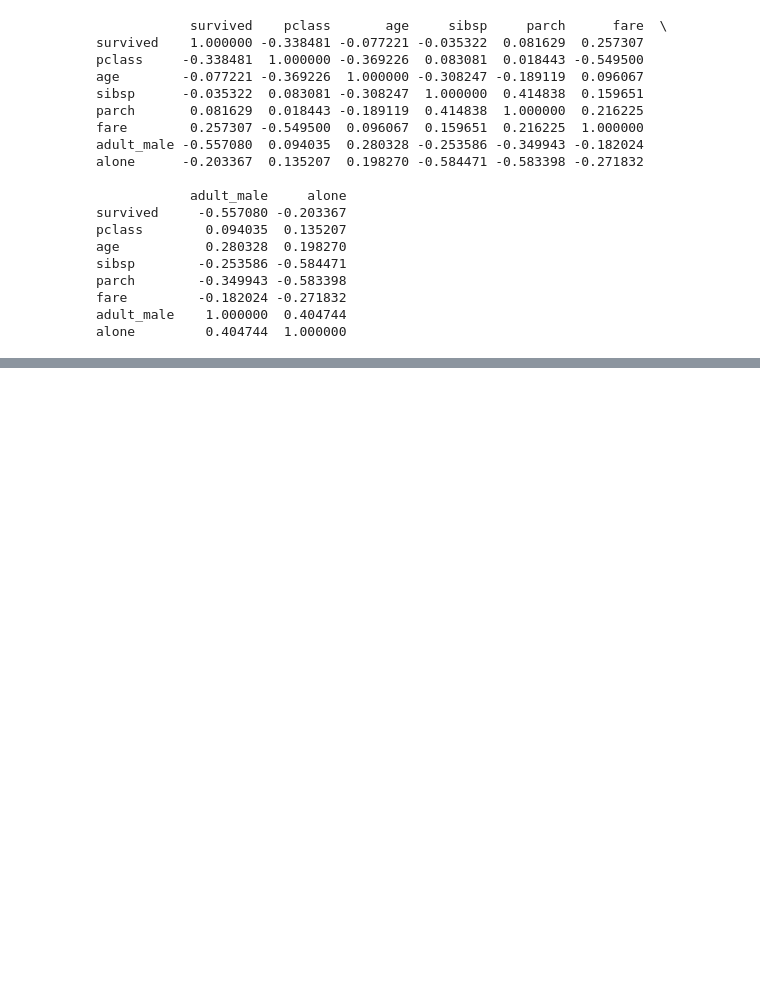
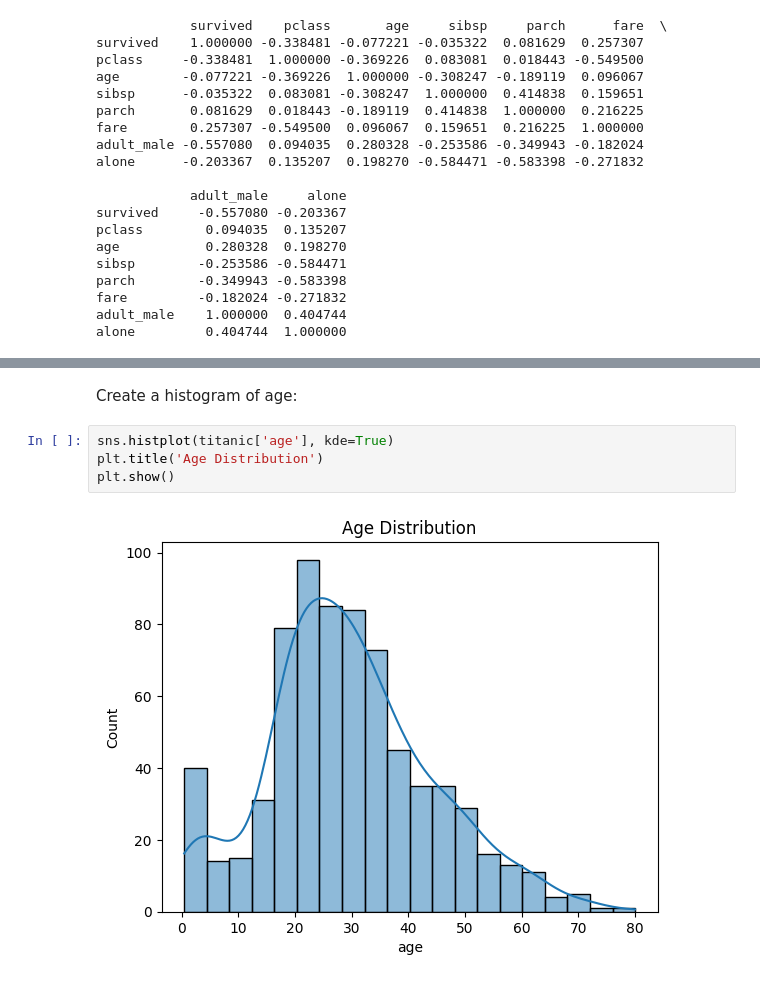
Before and after one commit to james-0177/applied_ml_pinkston, a Jupyter notebook: notebooks/project02/ml02_pinkston.ipynb, the cells around one changed output, grey strips where cells are left out. Saved outputs shown, nothing was run; the diff lists cells and outputs as text; blank space fills up the shorter version.

```diff
--- a/notebooks/project02/ml02_pinkston.ipynb
+++ b/notebooks/project02/ml02_pinkston.ipynb
@@ -165,0 +196,8 @@ alone         0.404744  1.000000
+# %% [markdown]
+Create a histogram of age:
+# %%
+sns.histplot(titanic['age'], kde=True)
+plt.title('Age Distribution')
+plt.show()
+# %% [output]
+[figure, added]
```
Also changed, not shown: parts of 31 cells of this notebook, 3 other files.
